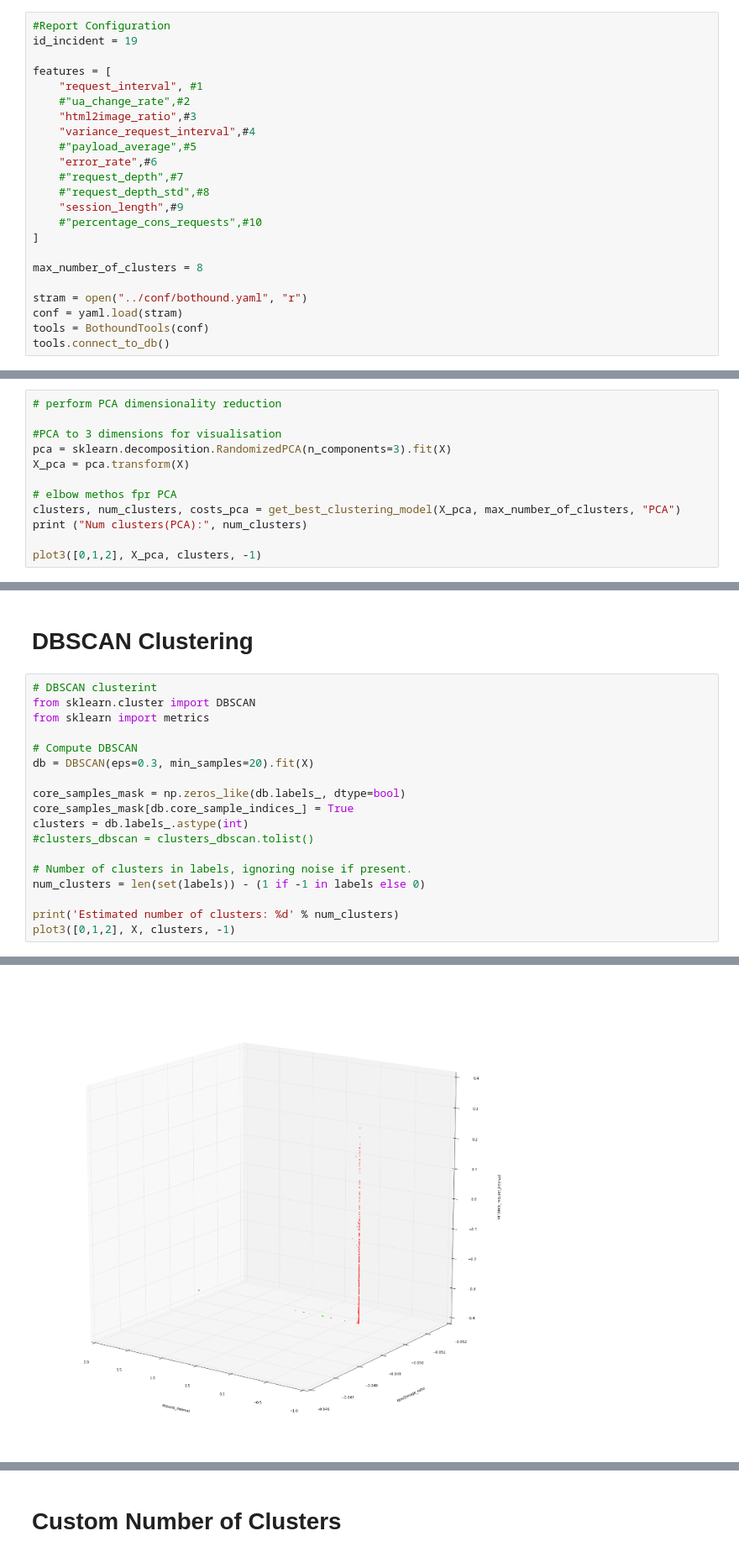
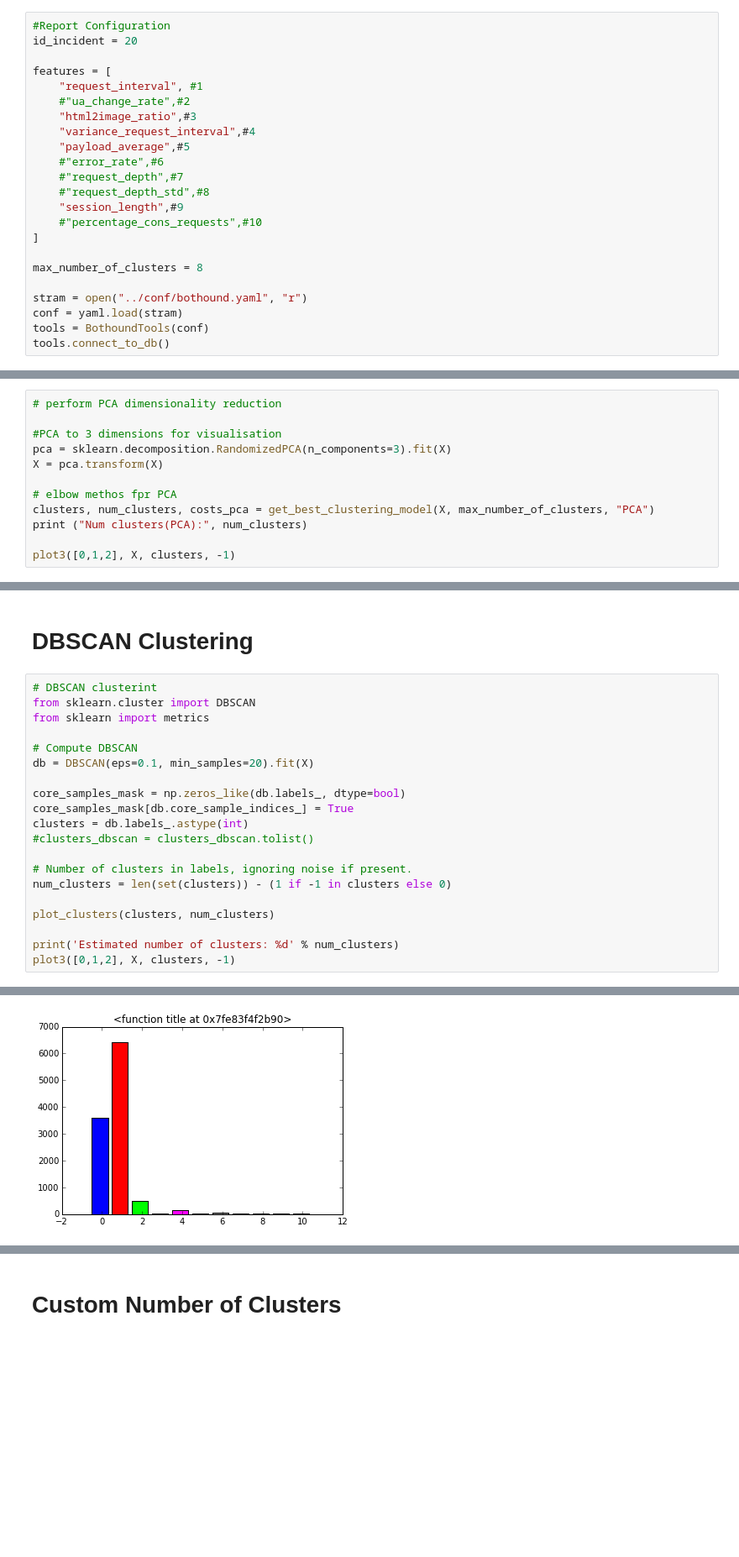
Before and after one commit to equalitie/BotHound, a Jupyter notebook: src/Clustering.ipynb, the cells around one changed output, grey strips where cells are left out. Shown at 84% size. Drawn from its saved outputs; the diff is of its cells as text; blank space fills up the shorter version.

```diff
--- a/src/Clustering.ipynb
+++ b/src/Clustering.ipynb
@@ -286,15 +303,15 @@ Loading BokehJS ...
 # Configuration
 # %%
 #Report Configuration
-id_incident = 19
+id_incident = 20
 
 features = [
     "request_interval", #1
     #"ua_change_rate",#2
     "html2image_ratio",#3
     "variance_request_interval",#4
-    #"payload_average",#5
-    "error_rate",#6
+    "payload_average",#5
+    #"error_rate",#6
     #"request_depth",#7
     #"request_depth_std",#8
     "session_length",#9
@@ -347,12 +364,12 @@ Stop : 2016-02-06 14:45:00
 
 #PCA to 3 dimensions for visualisation
 pca = sklearn.decomposition.RandomizedPCA(n_components=3).fit(X)
-X_pca = pca.transform(X)
+X = pca.transform(X)
 
 # elbow methos fpr PCA
-clusters, num_clusters, costs_pca = get_best_clustering_model(X_pca, max_number_of_clusters, "PCA")
+clusters, num_clusters, costs_pca = get_best_clustering_model(X, max_number_of_clusters, "PCA")
 print ("Num clusters(PCA):", num_clusters)
 
-plot3([0,1,2], X_pca, clusters, -1)
+plot3([0,1,2], X, clusters, -1)
 # %% [output]
 [900]
@@ -376,7 +393,7 @@ from sklearn.cluster import DBSCAN
 from sklearn import metrics
 
 # Compute DBSCAN
-db = DBSCAN(eps=0.3, min_samples=20).fit(X)
+db = DBSCAN(eps=0.1, min_samples=20).fit(X)
 
 core_samples_mask = np.zeros_like(db.labels_, dtype=bool)
 core_samples_mask[db.core_sample_indices_] = True
@@ -384,7 +401,9 @@ clusters = db.labels_.astype(int)
 #clusters_dbscan = clusters_dbscan.tolist()
 
 # Number of clusters in labels, ignoring noise if present.
-num_clusters = len(set(labels)) - (1 if -1 in labels else 0)
+num_clusters = len(set(clusters)) - (1 if -1 in clusters else 0)
+
+plot_clusters(clusters, num_clusters)
 
 print('Estimated number of clusters: %d' % num_clusters)
 plot3([0,1,2], X, clusters, -1)
@@ -392,2 +412,2 @@ plot3([0,1,2], X, clusters, -1)
 Estimated number of clusters: 11
-[figure, old version]
+[figure, new version]
```
Also changed, not shown: parts of 9 cells of this notebook, 1 other file.
